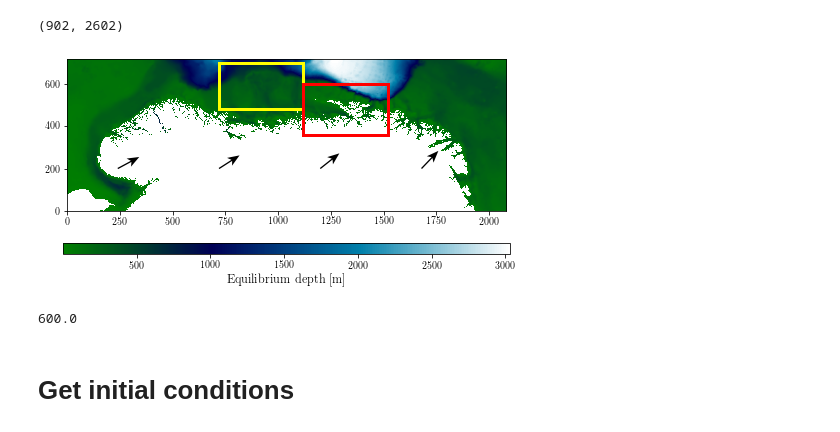
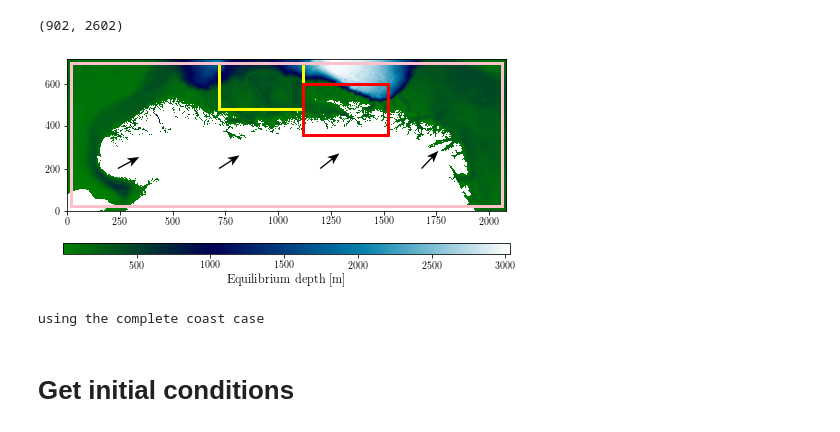
Before and after one commit to metno/gpu-ocean, a Jupyter notebook: gpu_ocean/demos/realisticSimulations/Lofoten.ipynb, the cells around one changed output. Drawn from its saved outputs; the diff is of its cells as text; code cells hidden in the pictures.

Commit message:
Running the entire NorKyst domain

```diff
--- a/gpu_ocean/demos/realisticSimulations/Lofoten.ipynb
+++ b/gpu_ocean/demos/realisticSimulations/Lofoten.ipynb
@@ -206,7 +229,12 @@ def plotSolution(fig,
 nordic4km_url = 'http://thredds.met.no/thredds/dodsC/fou-hi/nordic4km-1h/Nordic-4km_SURF_1h_avg_00.nc'
 norkyst800_url = 'https://thredds.met.no/thredds/dodsC/fou-hi/norkyst800m-1h/NorKyst-800m_ZDEPTHS_his.an.2019071600.nc'
 
+local_norkyst800_url_havahol = '/media/havahol/Seagate Backup Plus Drive/gpu_ocean/cdklm_practicalities/NorKyst-800m_ZDEPTHS_his.an.2019071600.nc'
+
 source_url = norkyst800_url
+
+if source_url == norkyst800_url and os.path.exists(local_norkyst800_url_havahol):
+    source_url = local_norkyst800_url_havahol
 # %%
 try:
     ncfile = Dataset(source_url)
@@ -222,15 +250,11 @@ except Exception as e:
 # %% [output]
 (902, 2602)
 # %%
-##### x0 = 900
-x1 = 1400
-y0 = 600
-y1 = 875
-
-x0 = 1400
-x1 = int(x0 + 500)
-y0 = 450
-y1 = int(y0 + 300)
+#####
+case2_x0 = 1400
+case2_x1 = int(case2_x0 + 500)
+case2_y0 = 450
+case2_y1 = int(case2_y0 + 300)
 
 #x0 = 1650
 #x1 = int(x0 + 100)
@@ -241,6 +265,13 @@ case1_x0 = 900
 case1_x1 = 1400
 case1_y0 = 600
 case1_y1 = 875
+
+
+case3_x0 = 25
+case3_x1 = 2575
+case3_y0 = 25
+case3_y1 = 875
+
 
 land_value = H_full.min()
 (full_ny, full_nx) = H_full.shape
@@ -263,40 +294,70 @@ cbar.set_label('Equilibrium depth [m]', size=12.5)
 # Case boxes
 fig.gca().fill(np.array([case1_x0, case1_x0, case1_x1, case1_x1])*0.8,
                np.array([case1_y0, case1_y1, case1_y1, case1_y0])*0.8,
                fill=False, linestyle='-', linewidth=3, color='yellow')
-fig.gca().fill(np.array([x0, x0, x1, x1])*0.8,
-               np.array([y0, y1, y1, y0])*0.8,
+fig.gca().fill(np.array([case2_x0, case2_x0, case2_x1, case2_x1])*0.8,
+               np.array([case2_y0, case2_y1, case2_y1, case2_y0])*0.8,
                fill=False, linestyle='-', linewidth=3, color='red')
 
 # Save without north arrow
 plt.savefig(os.path.join(folder, 'caseLocationsInNorway.pdf'))
 plt.savefig(os.path.join(folder, 'caseLocationsInNorway.png'))
 
 # Create north arrows
 quiv_y = 250
 quiv_x1 = 300
 quiv_x2 = 900
 quiv_x3 = 1500
 quiv_x4 = 2100
 plt.quiver(np.array([quiv_x1, quiv_x2, quiv_x3, quiv_x4])*0.8,
            np.array([quiv_y, quiv_y, quiv_y, quiv_y])*0.8,
            [np.sin(angle[quiv_y, quiv_x1]), np.sin(angle[quiv_y, quiv_x2]),
             np.sin(angle[quiv_y, quiv_x3]), np.sin(angle[quiv_y, quiv_x4])],
            [np.cos(angle[quiv_y, quiv_x1]), np.cos(angle[quiv_y, quiv_x2]),
             np.cos(angle[quiv_y, quiv_x3]), np.cos(angle[quiv_y, quiv_x4])],
            color='k', width=0.003,
            headwidth=7, headlength=9, headaxislength=7)
 #plt.quiver(np.cos(angle[::500, ::500]), -np.sin(angle[::500, ::500]), color='g')
 #plt.axis('image')
 
 plt.savefig(os.path.join(folder, 'caseLocationsInNorway_withN.pdf'))
 plt.savefig(os.path.join(folder, 'caseLocationsInNorway_withN.png'))
+
+fig.gca().fill(np.array([case3_x0, case3_x0, case3_x1, case3_x1])*0.8,
+               np.array([case3_y0, case3_y1, case3_y1, case3_y0])*0.8,
+               fill=False, linestyle='-', linewidth=3, color='pink')
+
+plt.savefig(os.path.join(folder, 'caseLocationsInNorway_withN_3cases.pdf'))
+plt.savefig(os.path.join(folder, 'caseLocationsInNorway_withN_3cases.png'))
 # %% [output]
-[figure, old version]
+[figure, new version]
-# %%
-(2100-300)/3
-# %% [output]
-600.0
+# %%
+## Select case
+
+x0 = case1_x0
+x1 = case1_x1
+y0 = case1_y0
+y1 = case1_y1
+
+if case == 2:
+    x0 = case2_x0
+    x1 = case2_x1
+    y0 = case2_y0
+    y1 = case2_y1
+    print('using the Lofoten case')
+
+elif case == 3:
+    x0 = case3_x0
+    x1 = case3_x1
+    y0 = case3_y0
+    y1 = case3_y1
+    print('using the complete coast case')
+
+else:
+
+    print('using Norwegian Sea area')
+# %% [output]
+using the complete coast case
 # %%
 H_full = None
 # %% [markdown]
```
Also changed, not shown: parts of 33 cells of this notebook.
